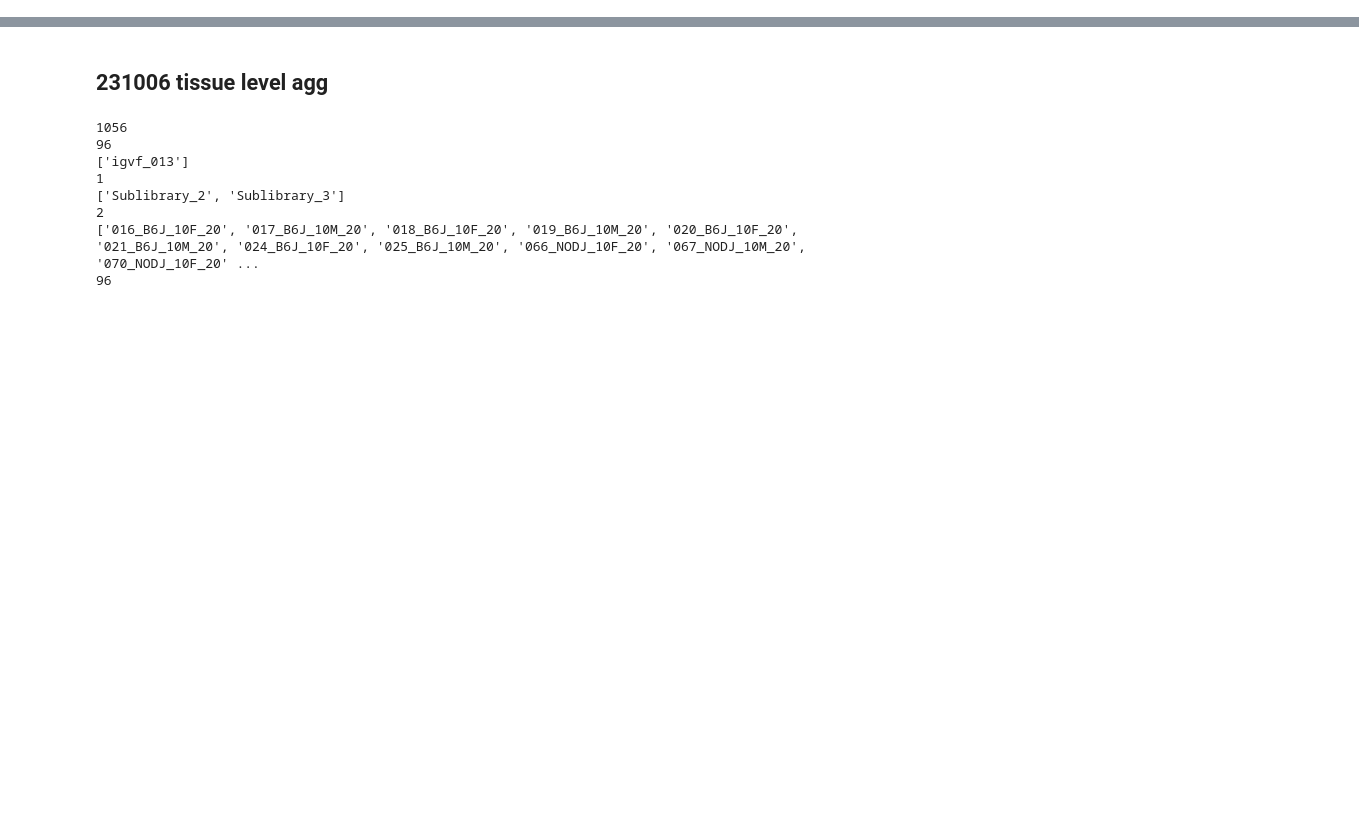
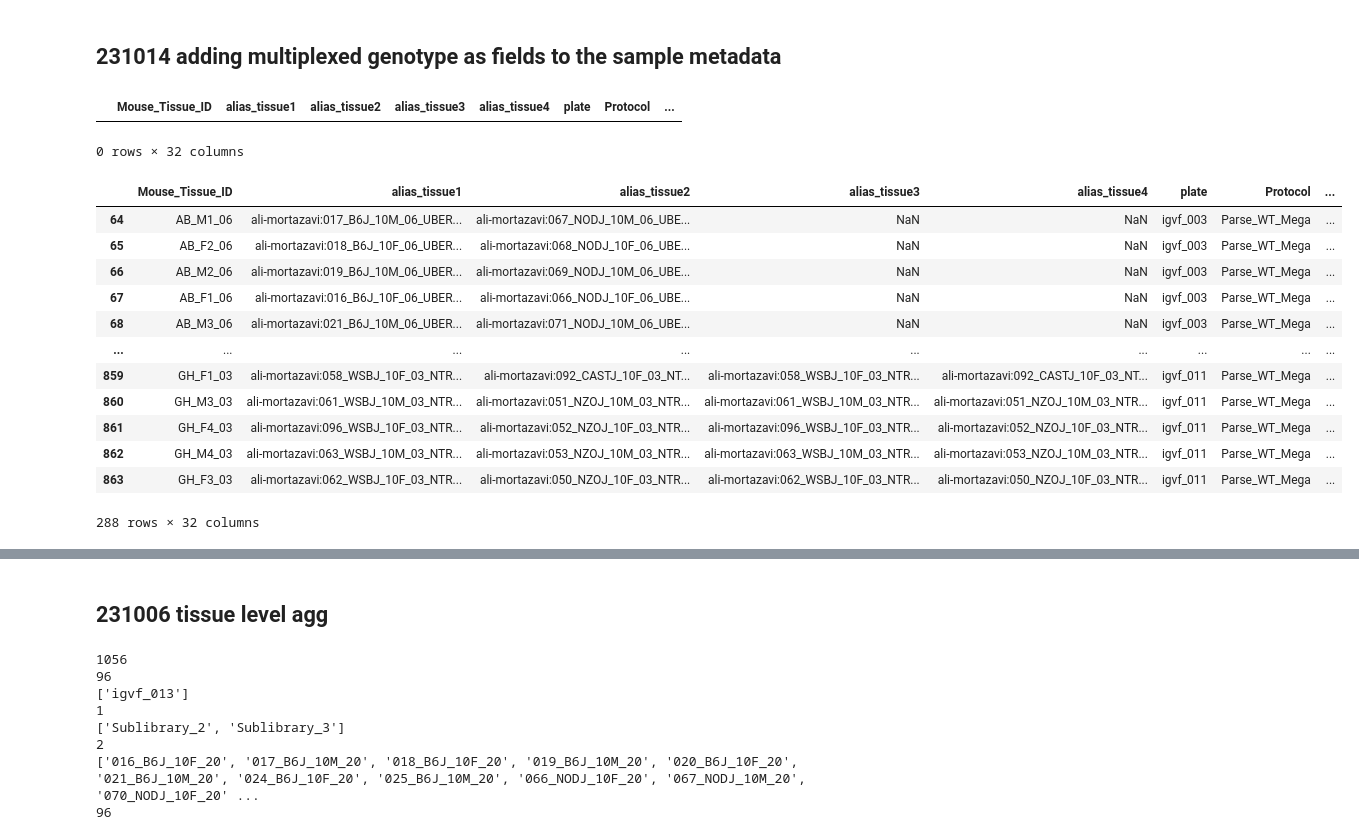
Before and after one commit to mortazavilab/parse_pipeline, a Jupyter notebook: snakemake/snakemake_dev.ipynb, the cells around one changed output, grey strips where cells are left out. Cells and saved outputs as stored; diff of their text form; code cells hidden in the pictures; blank space fills up the shorter version.

```diff
--- a/snakemake/snakemake_dev.ipynb
+++ b/snakemake/snakemake_dev.ipynb
@@ -9,3 +10,47 @@ from bc_utils import *
 config_file = '../configs/config.yml'
 with open(config_file) as f:
     config = yaml.safe_load(f)
+# %% [markdown]
+## 231014 adding multiplexed genotype as fields to the sample metadata
+# %%
+sample_csv = '../configs/sample_metadata.csv'
+# %%
+def parse_sample_df(fname):
+    df = pd.read_csv(fname)
+
+    # add multiplexed genotypes if relevant
+    g_cols = ['Multiplexed_Genotype_1', 'Multiplexed_Genotype_2']
+    df[g_cols] = df.Genotype.str.split('/', expand=True)
+
+    # adjust single-genotype wells
+    df.loc[df.well_type=='Single', g_cols] = np.nan
+
+    # checks
+    for g in g_cols:
+        assert len(df.loc[(df.well_type=='Single')&(df[g].notnull())].index) == 0
+
+    return df
+# %%
+g ='Multiplexed_Genotype_1'
+df.loc[(df.well_type=='Single')&(df[g].notnull())]
+# %% [output]
+|  | Mouse_Tissue_ID | alias_tissue1 | alias_tissue2 | alias_tissue3 | alias_tissue4 | plate | Protocol | ... |
+0 rows × 32 columns
+# %%
+df = parse_sample_df(sample_csv)
+# %%
+df.loc[df.well_type=='Multiplexed']
+# %% [output]
+|  | Mouse_Tissue_ID | alias_tissue1 | alias_tissue2 | alias_tissue3 | alias_tissue4 | plate | Protocol | ... |
+| 64 | AB_M1_06 | ali-mortazavi:017_B6J_10M_06_UBER... | ali-mortazavi:067_NODJ_10M_06_UBE... | NaN | NaN | igvf_003 | Parse_WT_Mega | ... |
+| 65 | AB_F2_06 | ali-mortazavi:018_B6J_10F_06_UBER... | ali-mortazavi:068_NODJ_10F_06_UBE... | NaN | NaN | igvf_003 | Parse_WT_Mega | ... |
+| 66 | AB_M2_06 | ali-mortazavi:019_B6J_10M_06_UBER... | ali-mortazavi:069_NODJ_10M_06_UBE... | NaN | NaN | igvf_003 | Parse_WT_Mega | ... |
+| 67 | AB_F1_06 | ali-mortazavi:016_B6J_10F_06_UBER... | ali-mortazavi:066_NODJ_10F_06_UBE... | NaN | NaN | igvf_003 | Parse_WT_Mega | ... |
+| 68 | AB_M3_06 | ali-mortazavi:021_B6J_10M_06_UBER... | ali-mortazavi:071_NODJ_10M_06_UBE... | NaN | NaN | igvf_003 | Parse_WT_Mega | ... |
+| ... | ... | ... | ... | ... | ... | ... | ... | ... |
+| 859 | GH_F1_03 | ali-mortazavi:058_WSBJ_10F_03_NTR... | ali-mortazavi:092_CASTJ_10F_03_NT... | ali-mortazavi:058_WSBJ_10F_03_NTR... | ali-mortazavi:092_CASTJ_10F_03_NT... | igvf_011 | Parse_WT_Mega | ... |
+| 860 | GH_M3_03 | ali-mortazavi:061_WSBJ_10M_03_NTR... | ali-mortazavi:051_NZOJ_10M_03_NTR... | ali-mortazavi:061_WSBJ_10M_03_NTR... | ali-mortazavi:051_NZOJ_10M_03_NTR... | igvf_011 | Parse_WT_Mega | ... |
+| 861 | GH_F4_03 | ali-mortazavi:096_WSBJ_10F_03_NTR... | ali-mortazavi:052_NZOJ_10F_03_NTR... | ali-mortazavi:096_WSBJ_10F_03_NTR... | ali-mortazavi:052_NZOJ_10F_03_NTR... | igvf_011 | Parse_WT_Mega | ... |
+| 862 | GH_M4_03 | ali-mortazavi:063_WSBJ_10M_03_NTR... | ali-mortazavi:053_NZOJ_10M_03_NTR... | ali-mortazavi:063_WSBJ_10M_03_NTR... | ali-mortazavi:053_NZOJ_10M_03_NTR... | igvf_011 | Parse_WT_Mega | ... |
+| 863 | GH_F3_03 | ali-mortazavi:062_WSBJ_10F_03_NTR... | ali-mortazavi:050_NZOJ_10F_03_NTR... | ali-mortazavi:062_WSBJ_10F_03_NTR... | ali-mortazavi:050_NZOJ_10F_03_NTR... | igvf_011 | Parse_WT_Mega | ... |
+288 rows × 32 columns
```
Also changed, not shown: parts of 2 cells of this notebook, 3 other files.
